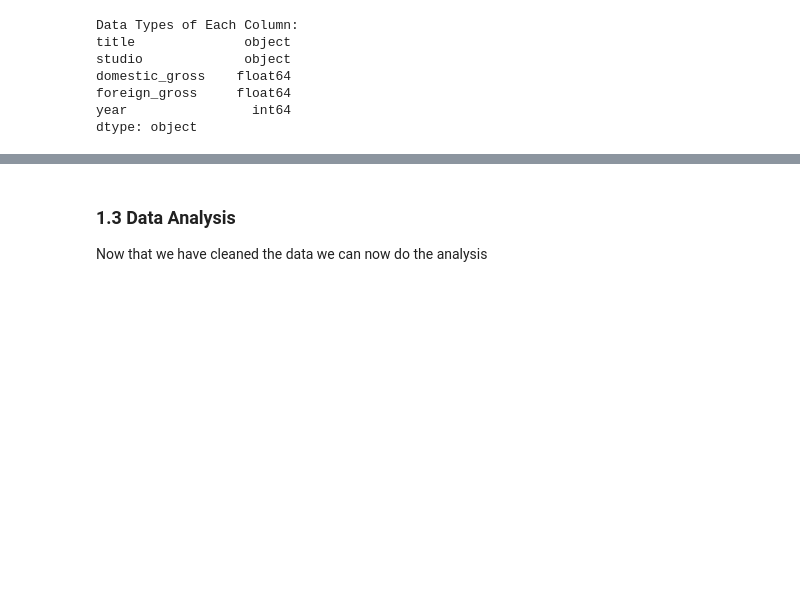
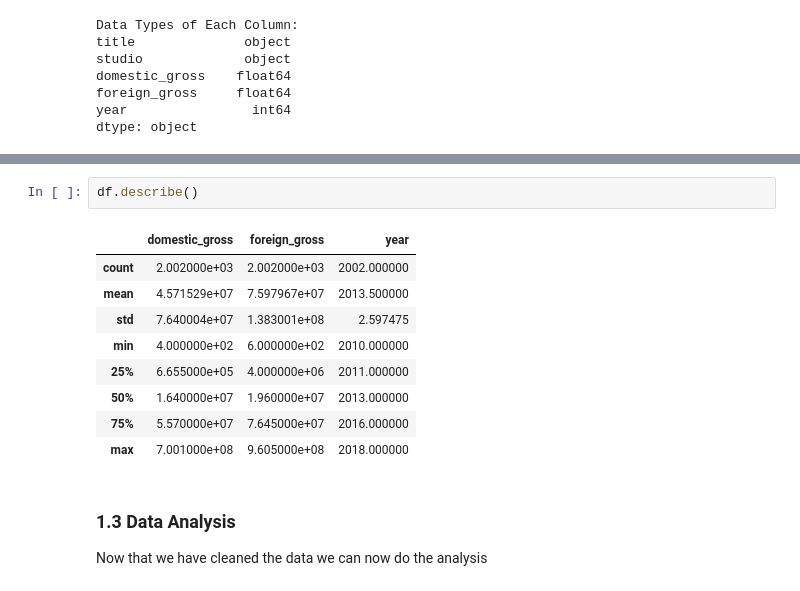
Before and after one commit to phelanthropus/Microsoft-Analysis, a Jupyter notebook: Microsoft Analysis.ipynb, the cells around one changed output, grey strips where cells are left out. Cells and saved outputs as stored; diff of their text form; blank space fills up the shorter version.

```diff
--- a/Microsoft Analysis.ipynb
+++ b/Microsoft Analysis.ipynb
@@ -147,3 +172,15 @@ dtype: object
+# %%
+df.describe()
+# %% [output]
+|  | domestic_gross | foreign_gross | year |
+| count | 2.002000e+03 | 2.002000e+03 | 2002.000000 |
+| mean | 4.571529e+07 | 7.597967e+07 | 2013.500000 |
+| std | 7.640004e+07 | 1.383001e+08 | 2.597475 |
+| min | 4.000000e+02 | 6.000000e+02 | 2010.000000 |
+| 25% | 6.655000e+05 | 4.000000e+06 | 2011.000000 |
+| 50% | 1.640000e+07 | 1.960000e+07 | 2013.000000 |
+| 75% | 5.570000e+07 | 7.645000e+07 | 2016.000000 |
+| max | 7.001000e+08 | 9.605000e+08 | 2018.000000 |
 # %% [markdown]
 ### 1.3 Data Analysis
 Now that we have cleaned the data we can now do the analysis
```
Also changed, not shown: parts of 6 cells of this notebook.
